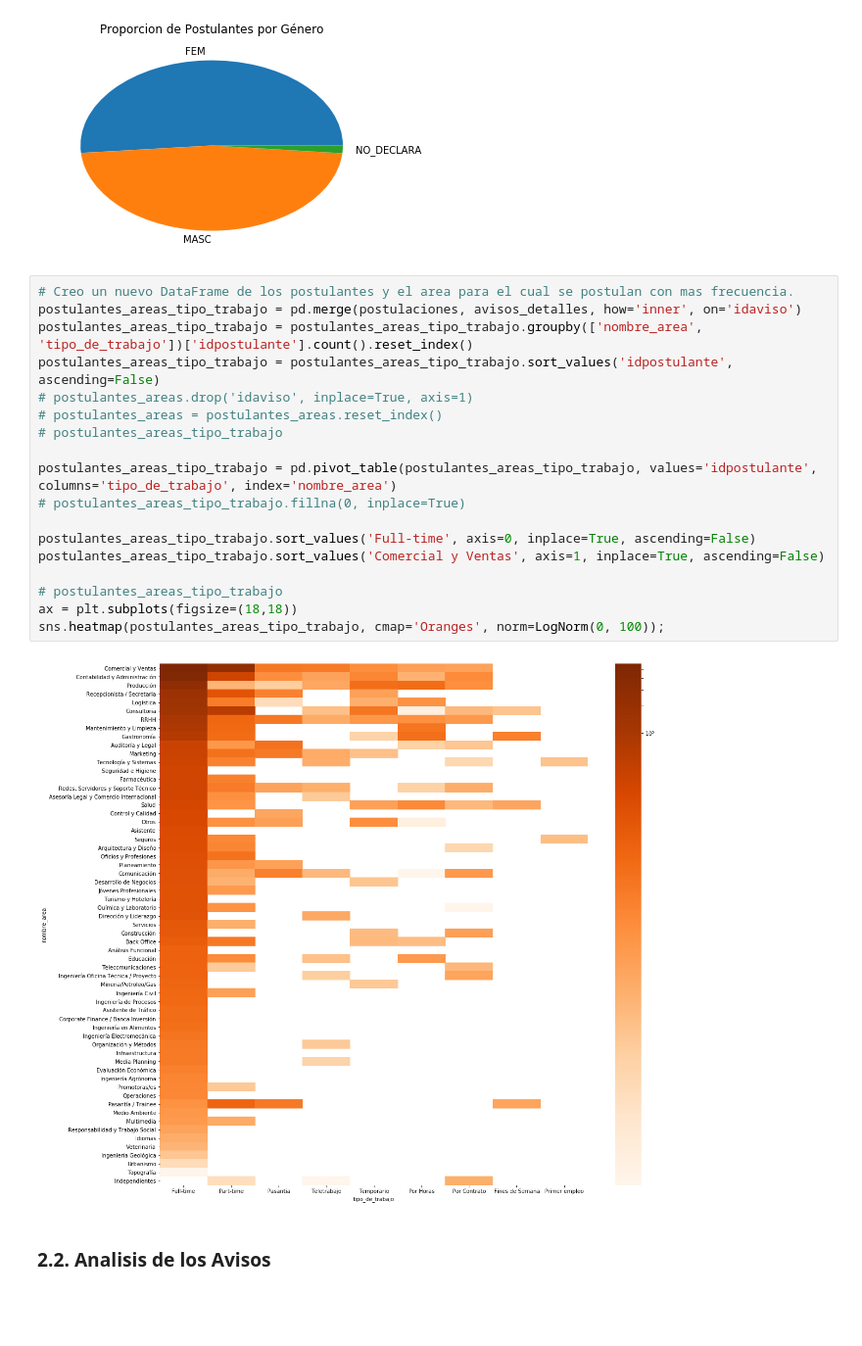
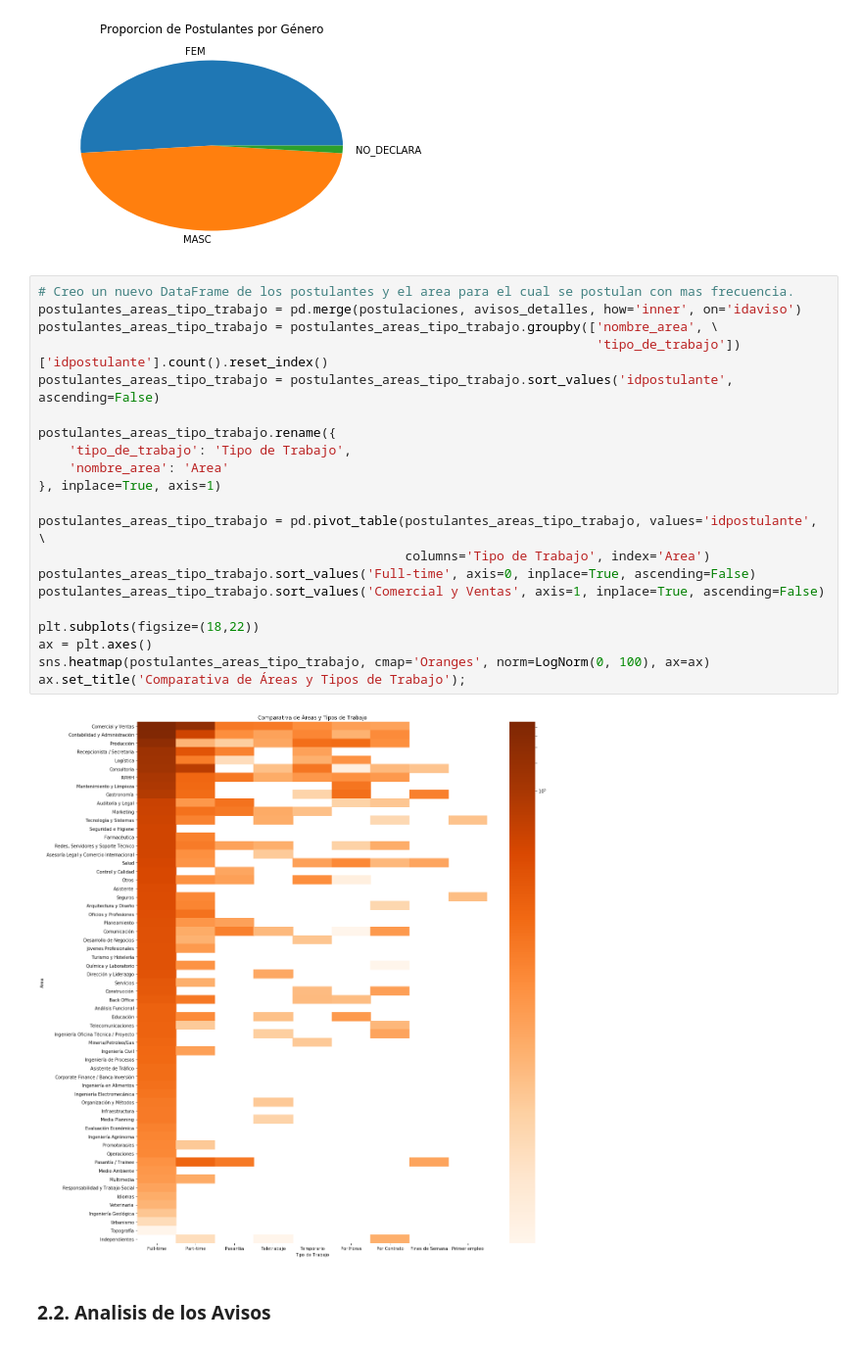
Before and after one commit to PRPablo/dataJobSearches, a Jupyter notebook: exploratoryAnalysis/exploratoryAnalysis.ipynb, the cells around one changed output. Shown: that part at 98% size. Drawn from its saved outputs; the diff is of its cells as text; blank space fills up the shorter version.

```diff
--- a/exploratoryAnalysis/exploratoryAnalysis.ipynb
+++ b/exploratoryAnalysis/exploratoryAnalysis.ipynb
@@ -237,23 +215,26 @@ ax.set_ylabel('');
 # %%
 # Creo un nuevo DataFrame de los postulantes y el area para el cual se postulan con mas frecuencia.
 postulantes_areas_tipo_trabajo = pd.merge(postulaciones, avisos_detalles, how='inner', on='idaviso')
-postulantes_areas_tipo_trabajo = postulantes_areas_tipo_trabajo.groupby(['nombre_area', 'tipo_de_trabajo'])['idpostulante'].count().reset_index()
+postulantes_areas_tipo_trabajo = postulantes_areas_tipo_trabajo.groupby(['nombre_area', \
+                                                                         'tipo_de_trabajo'])['idpostulante'].count().reset_index()
 postulantes_areas_tipo_trabajo = postulantes_areas_tipo_trabajo.sort_values('idpostulante', ascending=False)
-# postulantes_areas.drop('idaviso', inplace=True, axis=1)
-# postulantes_areas = postulantes_areas.reset_index()
-# postulantes_areas_tipo_trabajo
 
-postulantes_areas_tipo_trabajo = pd.pivot_table(postulantes_areas_tipo_trabajo, values='idpostulante', columns='tipo_de_trabajo', index='nombre_area')
-# postulantes_areas_tipo_trabajo.fillna(0, inplace=True)
+postulantes_areas_tipo_trabajo.rename({
+    'tipo_de_trabajo': 'Tipo de Trabajo',
+    'nombre_area': 'Area'
+}, inplace=True, axis=1)
 
+postulantes_areas_tipo_trabajo = pd.pivot_table(postulantes_areas_tipo_trabajo, values='idpostulante', \
+                                                columns='Tipo de Trabajo', index='Area')
 postulantes_areas_tipo_trabajo.sort_values('Full-time', axis=0, inplace=True, ascending=False)
 postulantes_areas_tipo_trabajo.sort_values('Comercial y Ventas', axis=1, inplace=True, ascending=False)
 
-# postulantes_areas_tipo_trabajo
-ax = plt.subplots(figsize=(18,18))
-sns.heatmap(postulantes_areas_tipo_trabajo, cmap='Oranges', norm=LogNorm(0, 100));
+plt.subplots(figsize=(18,22))
+ax = plt.axes()
+sns.heatmap(postulantes_areas_tipo_trabajo, cmap='Oranges', norm=LogNorm(0, 100), ax=ax)
+ax.set_title('Comparativa de Áreas y Tipos de Trabajo');
 # %% [output]
-[figure, old version]
+[figure, new version]
 # %% [markdown]
 ### 2.2. Analisis de los Avisos
 # %% [markdown]
```
Also changed, not shown: parts of 44 cells of this notebook.
